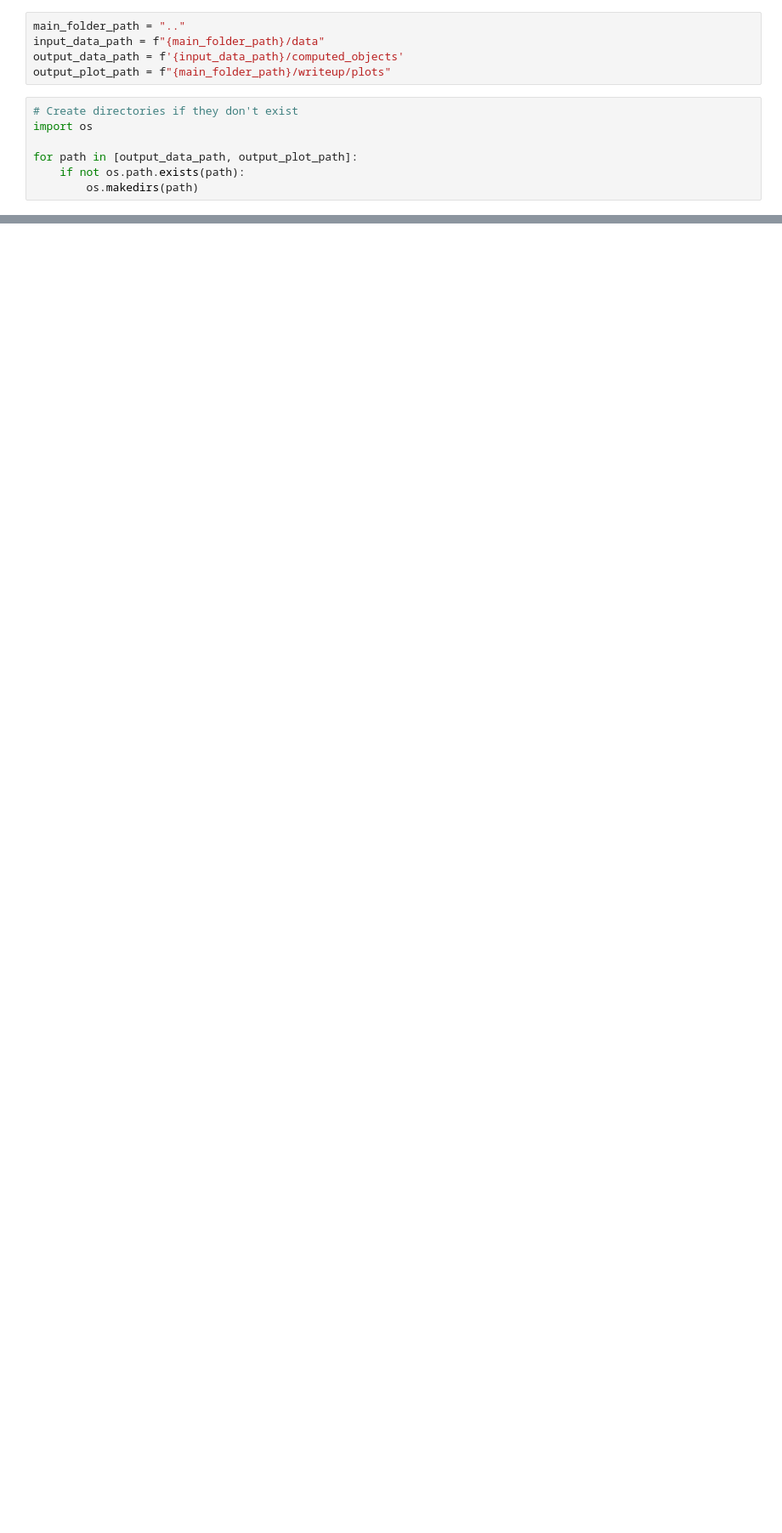
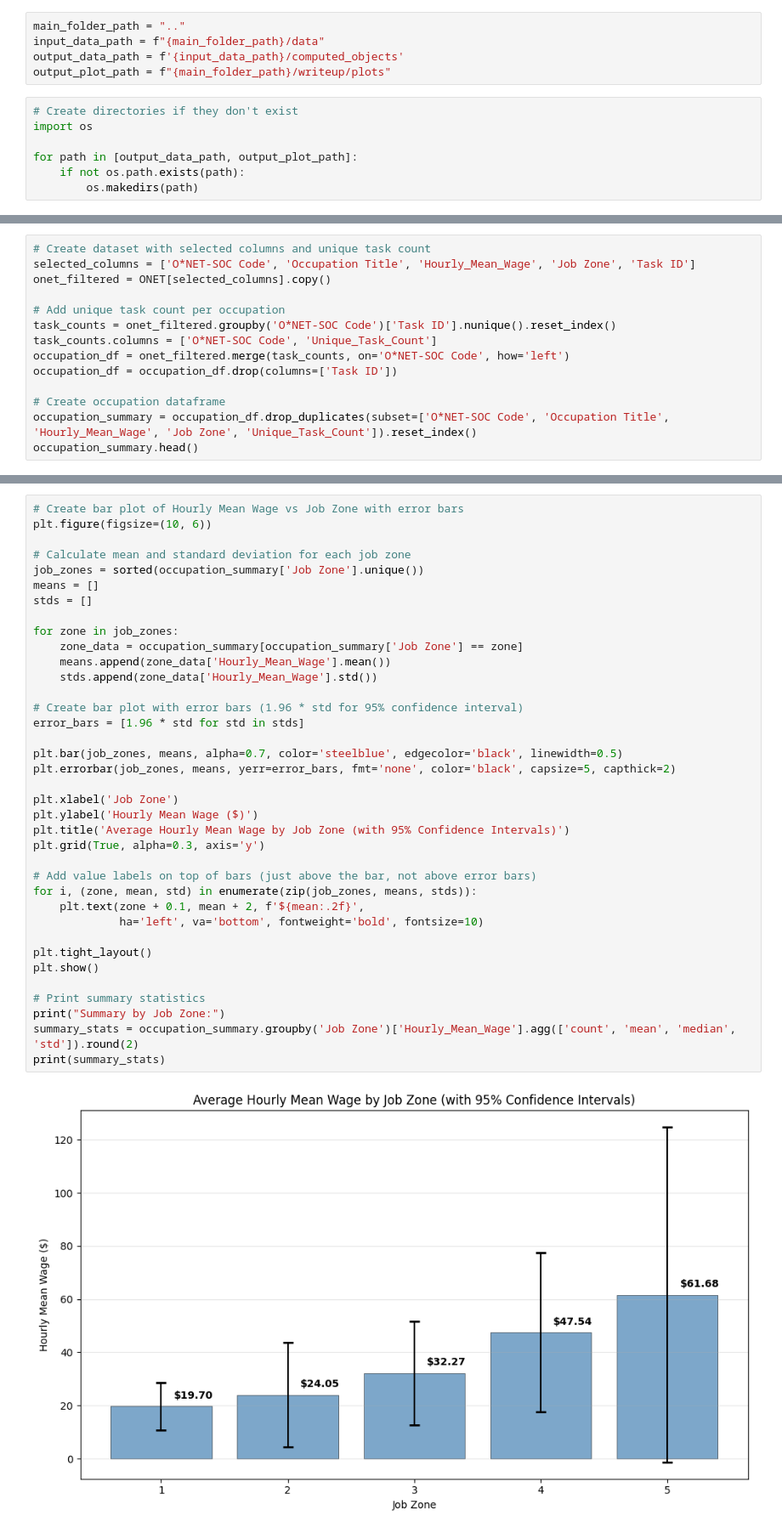
Before and after one commit to johnjosephhorton/rubin, a Jupyter notebook: agentic_ai/onet_handoff_measure.ipynb, the cells around one changed output, grey strips where cells are left out. Shown: that part at 85% size. Cells and saved outputs as stored; diff of their text form; blank space fills up the shorter version.

```diff
--- a/agentic_ai/onet_handoff_measure.ipynb
+++ b/agentic_ai/onet_handoff_measure.ipynb
@@ -1318,0 +144,14 @@ dtype: int64
+# %%
+# Create dataset with selected columns and unique task count
+selected_columns = ['O*NET-SOC Code', 'Occupation Title', 'Hourly_Mean_Wage', 'Job Zone', 'Task ID']
+onet_filtered = ONET[selected_columns].copy()
+
+# Add unique task count per occupation
+task_counts = onet_filtered.groupby('O*NET-SOC Code')['Task ID'].nunique().reset_index()
+task_counts.columns = ['O*NET-SOC Code', 'Unique_Task_Count']
+occupation_df = onet_filtered.merge(task_counts, on='O*NET-SOC Code', how='left')
+occupation_df = occupation_df.drop(columns=['Task ID'])
+
+# Create occupation dataframe
+occupation_summary = occupation_df.drop_duplicates(subset=['O*NET-SOC Code', 'Occupation Title', 'Hourly_Mean_Wage', 'Job Zone', 'Unique_Task_Count']).reset_index()
+occupation_summary.head()
@@ -1318,0 +165,39 @@ dtype: int64
+# %%
+# Create bar plot of Hourly Mean Wage vs Job Zone with error bars
+plt.figure(figsize=(10, 6))
+
+# Calculate mean and standard deviation for each job zone
+job_zones = sorted(occupation_summary['Job Zone'].unique())
+means = []
+stds = []
+
+for zone in job_zones:
+    zone_data = occupation_summary[occupation_summary['Job Zone'] == zone]
+    means.append(zone_data['Hourly_Mean_Wage'].mean())
+    stds.append(zone_data['Hourly_Mean_Wage'].std())
+
+# Create bar plot with error bars (1.96 * std for 95% confidence interval)
+error_bars = [1.96 * std for std in stds]
+
+plt.bar(job_zones, means, alpha=0.7, color='steelblue', edgecolor='black', linewidth=0.5)
+plt.errorbar(job_zones, means, yerr=error_bars, fmt='none', color='black', capsize=5, capthick=2)
+
+plt.xlabel('Job Zone')
+plt.ylabel('Hourly Mean Wage ($)')
+plt.title('Average Hourly Mean Wage by Job Zone (with 95% Confidence Intervals)')
+plt.grid(True, alpha=0.3, axis='y')
+
+# Add value labels on top of bars (just above the bar, not above error bars)
+for i, (zone, mean, std) in enumerate(zip(job_zones, means, stds)):
+    plt.text(zone + 0.1, mean + 2, f'${mean:.2f}',
+             ha='left', va='bottom', fontweight='bold', fontsize=10)
+
+plt.tight_layout()
+plt.show()
+
+# Print summary statistics
+print("Summary by Job Zone:")
+summary_stats = occupation_summary.groupby('Job Zone')['Hourly_Mean_Wage'].agg(['count', 'mean', 'median', 'std']).round(2)
+print(summary_stats)
+# %% [output]
+[figure, added]
```
Also changed, not shown: parts of 42 cells of this notebook.
